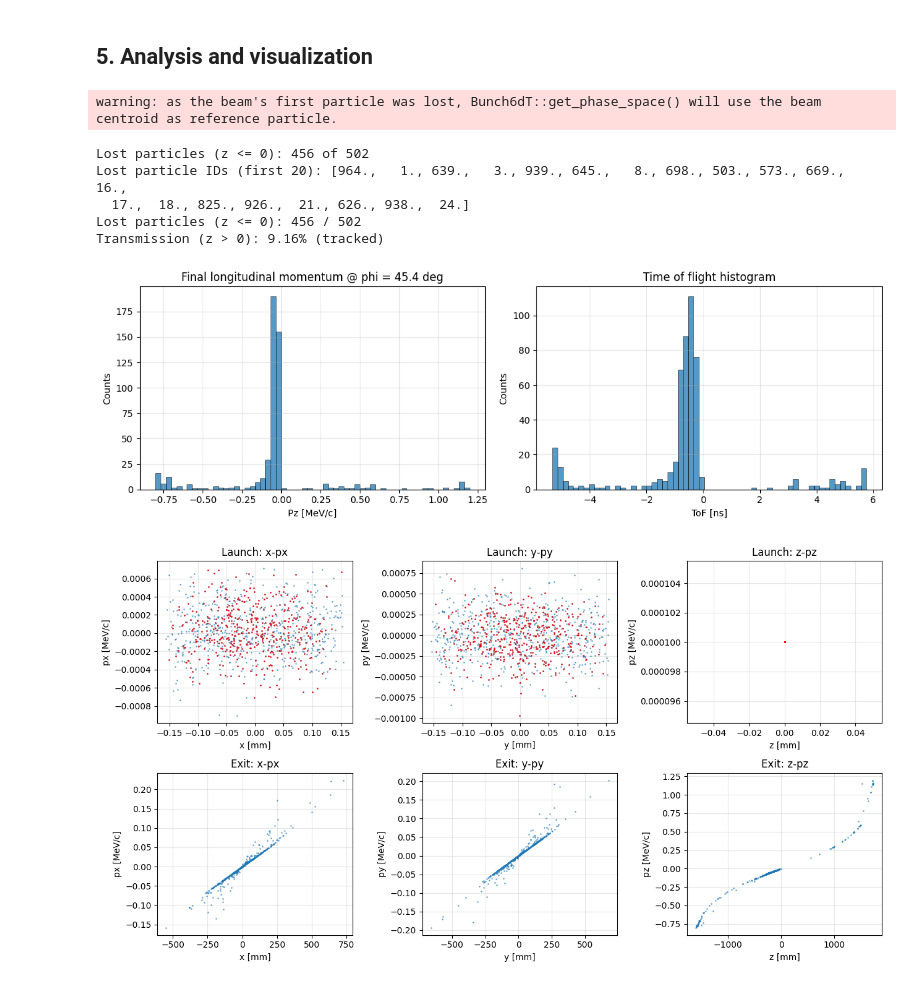
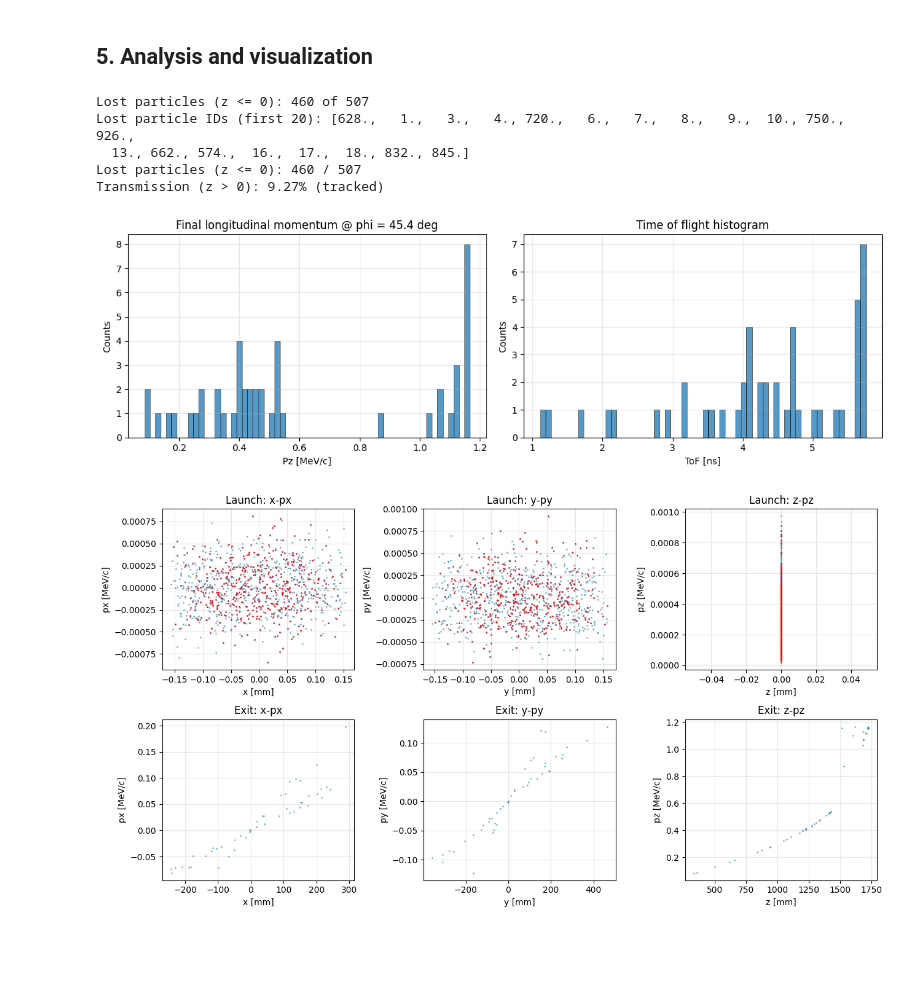
Before and after one commit to Ioniels/RF-TRACK_UH_ThermionicRFgun, a Jupyter notebook: UH_gun_tracking_demo.ipynb, the cells around one changed output. Cells and saved outputs as stored; diff of their text form; code cells hidden in the pictures; blank space fills up the shorter version.

```diff
--- a/UH_gun_tracking_demo.ipynb
+++ b/UH_gun_tracking_demo.ipynb
@@ -84,17 +84,21 @@ This means the effective current and time span are set by $T$, $\phi_{\mathrm{ef
 # Emission geometry
 R_CATHODE_MM = 3.14 / 2  # emission radius
 EMISSION_SCALE = 1e1      # scale factor for emission R/scale
-PZ_INIT_MEVC = 0.1e-3      # initial longitudinal momentum [MeV/c] (v important !!, to be double checked also 4.0e-3)
 
+# Legacy constant-pz option (for comparisons only)
+USE_CONST_PZ = False
+PZ_INIT_MEVC = 4.0e-3      # used only if USE_CONST_PZ=True
 
 # Thermionic model knobs (hardcoded on purpose: make them obvious)
 T_CATHODE_K = 1700.0            # cathode temperature [K]
 PHI_EFF_EV  = 2.1               # effective work function [eV] (material + conditioning)
 BETA_F      = 1.0               # field enhancement factor (>=1)
 
-
 print(f"Cathode: R = {R_CATHODE_MM:.3f} mm, effective radius = {R_CATHODE_MM/EMISSION_SCALE:.3f} mm")
-print(f"Initial: pz = {PZ_INIT_MEVC*1e3:.3f} keV/c")
+if USE_CONST_PZ:
+    print(f"Initial: pz (constant) = {PZ_INIT_MEVC*1e3:.3f} keV/c")
+else:
+    print("Initial: pz from flux thermionic model")
 print(f"Cathode: T = {T_CATHODE_K:.1f} K | Φ_eff = {PHI_EFF_EV:.2f} eV | β_F = {BETA_F:.1f}")
 # %% [output]
 Cathode: R = 1.570 mm, effective radius = 0.157 mm
@@ -570,6 +578,7 @@ warning: as the beam's first particle was lost, Bunch6dT::get_phase_space() will
 # %%
 # Thermionic transport run with screens for diagnostics
 CATHODE_RADIUS_MM = float(R_CATHODE_MM) / float(EMISSION_SCALE)
+pz_model = "constant" if USE_CONST_PZ else "flux"
 
 vol_params_transport = vol_params.replace(
     sc_enabled=SC_ENABLED,
@@ -597,7 +606,20 @@ B0, thermo_info = build_bunch_thermionic(
     pz0_MeV_c=PZ_INIT_MEVC,
     Ez0_phasor_axis=Ez0_phasor_axis,
     time_dependent=True,
+    pz_model=pz_model,
  )
+
+PHASE_FMT = "%X %Px %Y %Py %Z %Pz"
+M0 = np.array(B0.get_phase_space(PHASE_FMT, "all"), copy=True)
+if M0.size:
+    fig, ax = plt.subplots(figsize=(6.5, 3.2))
+    ax.hist(M0[:, 5], bins=60, alpha=0.75, edgecolor="black", lw=0.5)
+    ax.set_xlabel("pz [MeV/c]")
+    ax.set_ylabel("Counts")
+    ax.set_title("Emission pz distribution")
+    ax.grid(alpha=0.3)
+    plt.tight_layout()
+    plt.show()
 
 z_snaps = np.linspace(Z_MIN, Z_MAX, int(N_Z_SNAP)) if N_Z_SNAP and N_Z_SNAP > 1 else [float(Z_MAX)]
 Bout, snaps = track_volume_with_screens(
@@ -610,9 +632,9 @@ Bout, snaps = track_volume_with_screens(
     z_snaps,
  )
 
-PHASE_FMT = "%X %Px %Y %Py %Z %Pz"
 M_snaps = [np.array(s.get_phase_space(PHASE_FMT, "good"), copy=True) for s in snaps] if snaps else []
 
 print(f"Thermionic run: N={TRANSPORT_N_PART} | phase={TRANSPORT_PHASE_DEG:.1f} deg")
 print(f"Emission window: {thermo_info.get('tau_ns', np.nan):.2f} ns | Q={thermo_info.get('Q_total_C', np.nan):.3e} C")
+print(f"pz model: {thermo_info.get('pz_model', 'n/a')}")
 # %% [output]
@@ -624,31 +649,30 @@ warning: as the beam's first particle was lost, Bunch6d::get_phase_space() will
 # %%
 # -------------------- Diagnostics: spectra + phase space + evolution --------------------
 
-CLEAN_E = False      # remove output particles with z <= 0 from stats/curves
+CLEAN_E = True      # remove output particles with z <= 0 from stats/curves
 SHOW_ZLE0 = True    # overlay z <= 0 particles in red on plots
 
 if 'B0' not in globals() or 'Bout' not in globals():
     raise RuntimeError("Run the thermionic transport cell before diagnostics.")
 if 'M_snaps' not in globals():
     M_snaps = []
 if 'z_snaps' not in globals():
     z_snaps = []
 
 bunch_diag(
     B0,
     Bout,
     M_snaps,
     z_snaps,
     TRANSPORT_PHASE_DEG,
     clean_e=CLEAN_E,
     show_zle0=SHOW_ZLE0,
  )
 # %% [output]
-warning: as the beam's first particle was lost, Bunch6dT::get_phase_space() will use the beam centroid as reference particle.
+Lost particles (z <= 0): 460 of 507
+Lost particle IDs (first 20): [628.,   1.,   3.,   4., 720.,   6.,   7.,   8.,   9.,  10., 750., 926.,
+  13., 662., 574.,  16.,  17.,  18., 832., 845.]
+Lost particles (z <= 0): 460 / 507
+Transmission (z > 0): 9.27% (tracked)
-Lost particles (z <= 0): 456 of 502
-Lost particle IDs (first 20): [964.,   1., 639.,   3., 939., 645.,   8., 698., 503., 573., 669.,  16.,
-  17.,  18., 825., 926.,  21., 626., 938.,  24.]
-Lost particles (z <= 0): 456 / 502
-Transmission (z > 0): 9.16% (tracked)
-[figure, old version]
+[figure, new version]
-[figure, old version]
+[figure, new version]
```
Also changed, not shown: parts of 4 cells of this notebook, 1 other file.
